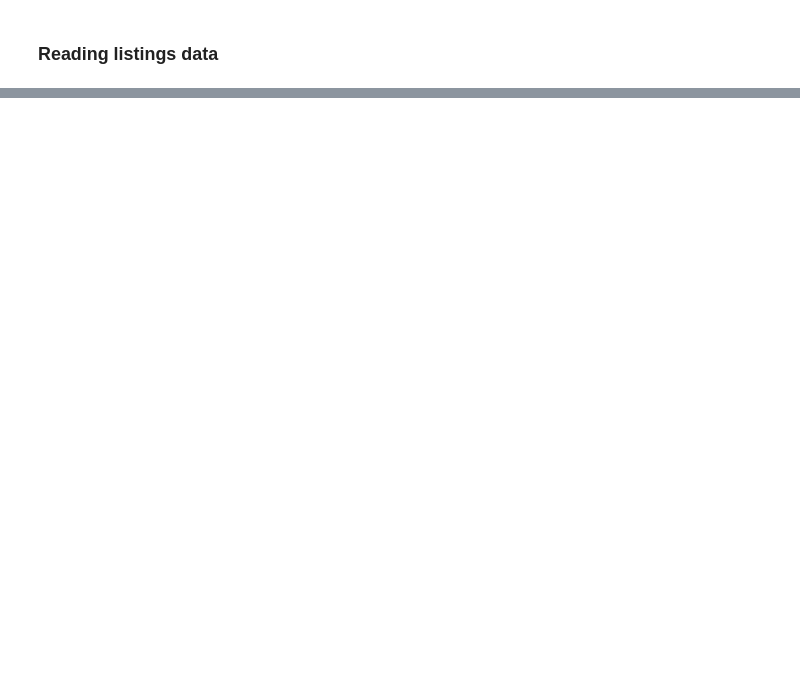
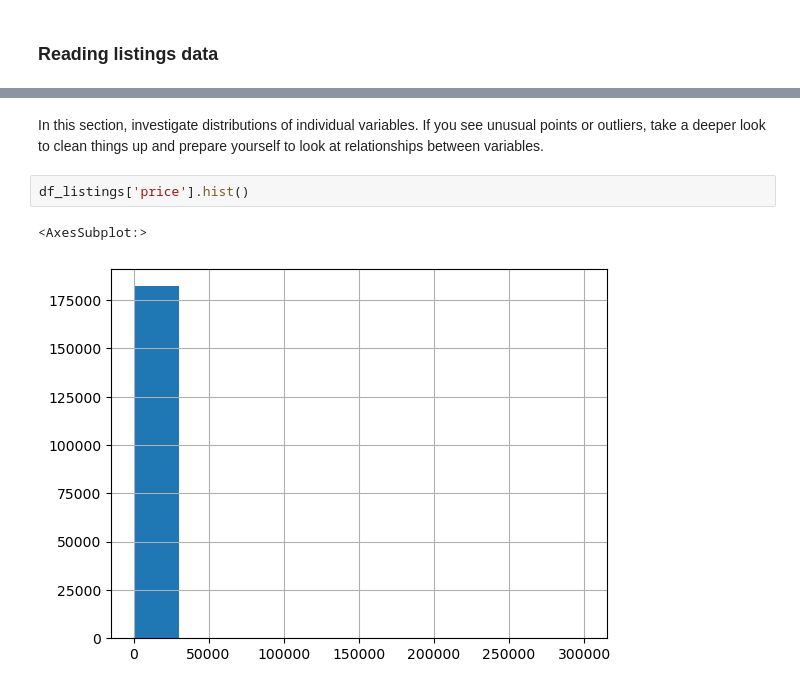
Before and after one commit to AbdullahAlrebdi/week3_project, a Jupyter notebook: main.ipynb, the cells around one changed output, grey strips where cells are left out. Saved outputs shown, nothing was run; the diff lists cells and outputs as text; blank space fills up the shorter version.

```diff
--- a/main.ipynb
+++ b/main.ipynb
@@ -116,0 +471,7 @@ memory usage: 70.4+ MB
+# %% [markdown]
+In this section, investigate distributions of individual variables. If you see unusual points or outliers, take a deeper look to clean things up and prepare yourself to look at relationships between variables.
+# %%
+df_listings['price'].hist()
+# %% [output]
+<AxesSubplot:>
+[figure, added]
```
Also changed, not shown: parts of 112 cells of this notebook.
